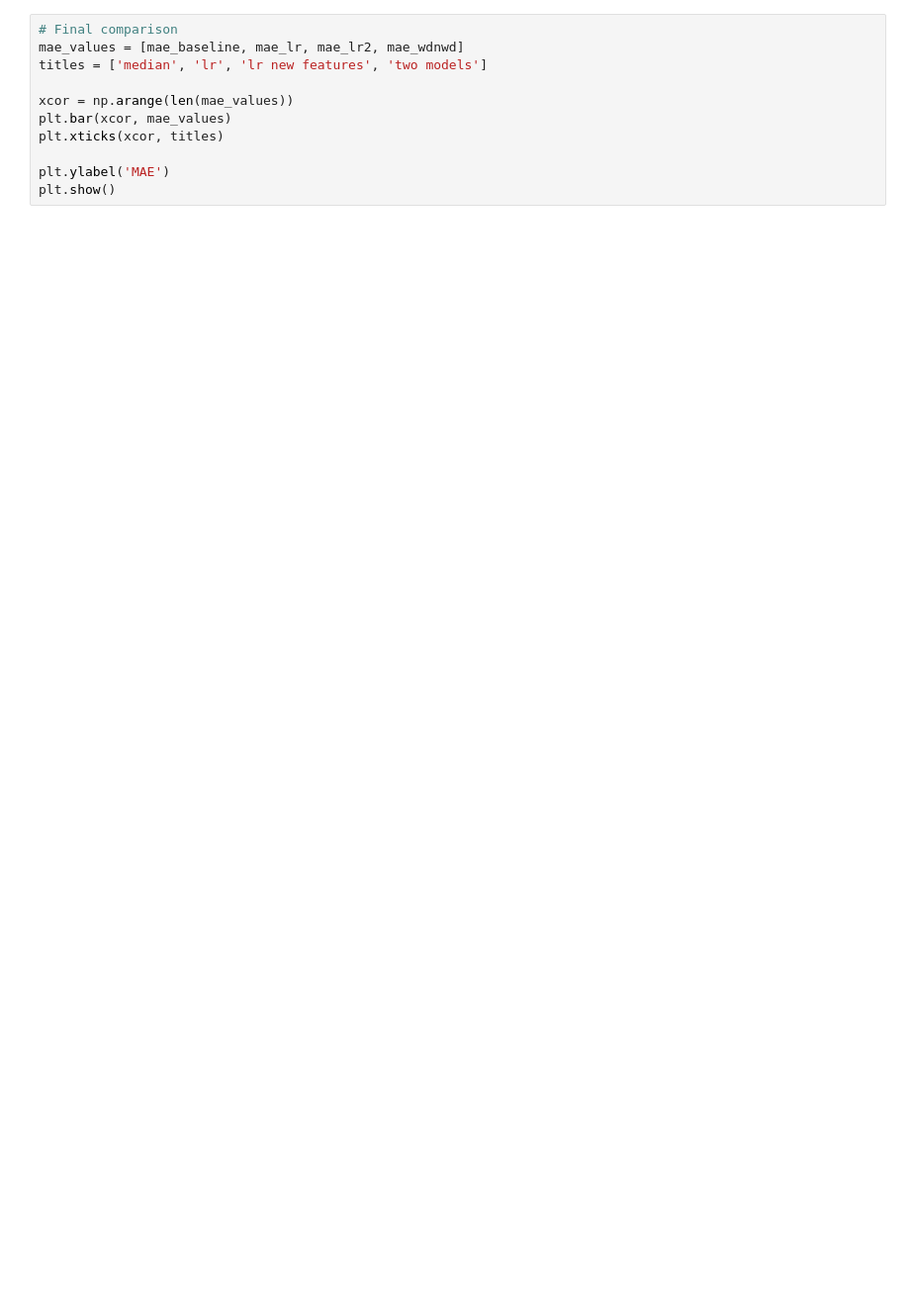
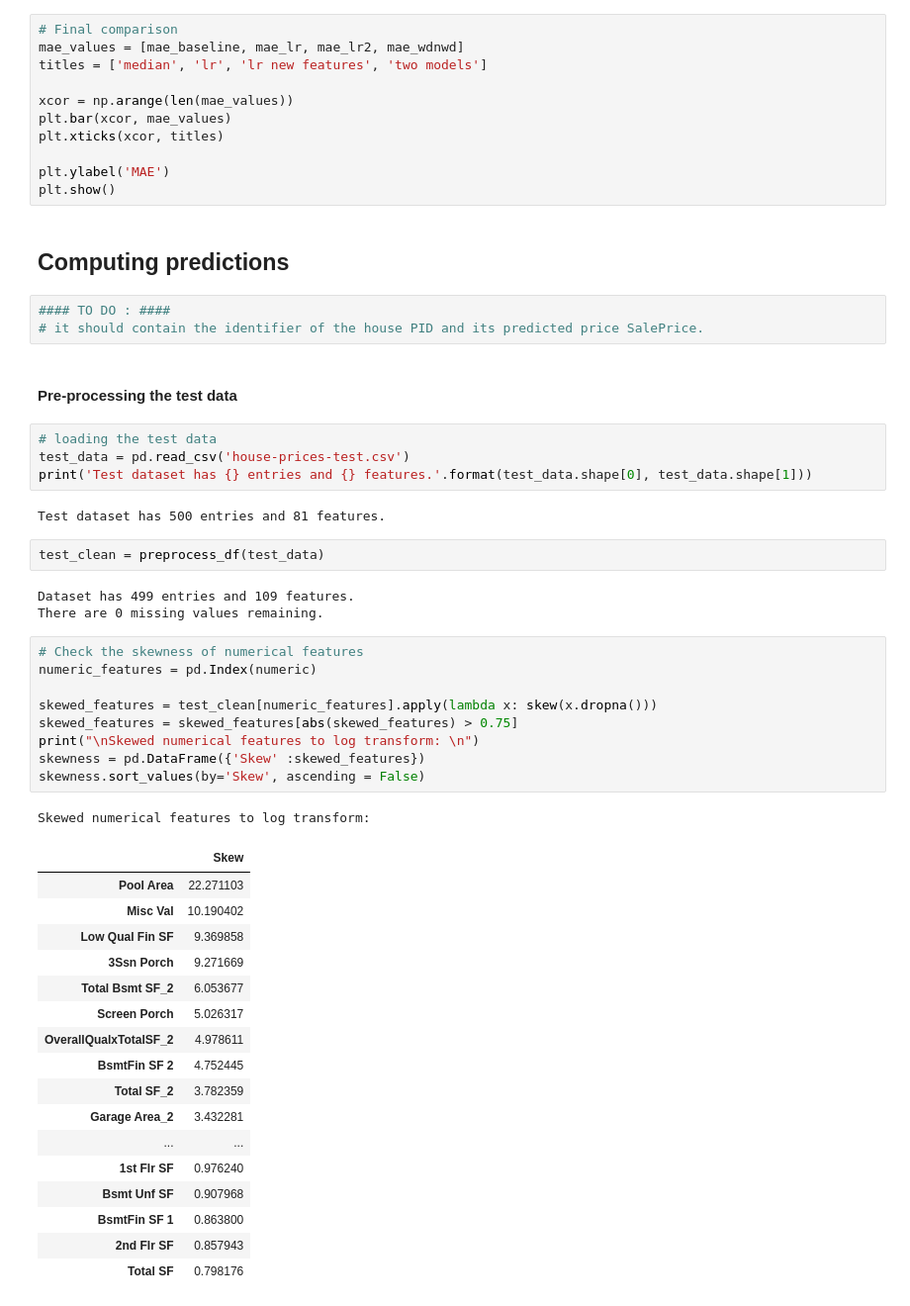
Before and after one commit to petrum01/EPFL-exts-AML1, a Jupyter notebook: house-prices-solution.ipynb, the cells around one changed output. Shown: that part at 99% size. Cells and saved outputs as stored; diff of their text form; blank space fills up the shorter version.

```diff
--- a/house-prices-solution.ipynb
+++ b/house-prices-solution.ipynb
@@ -1126,3 +1245,49 @@ plt.xticks(xcor, titles)
 
 plt.ylabel('MAE')
 plt.show()
+# %% [markdown]
+## Computing predictions
+# %%
+#### TO DO : ####
+# it should contain the identifier of the house PID and its predicted price SalePrice.
+# %% [markdown]
+#### Pre-processing the test data
+# %%
+# loading the test data
+test_data = pd.read_csv('house-prices-test.csv')
+print('Test dataset has {} entries and {} features.'.format(test_data.shape[0], test_data.shape[1]))
+# %% [output]
+Test dataset has 500 entries and 81 features.
+# %%
+test_clean = preprocess_df(test_data)
+# %% [output]
+Dataset has 499 entries and 109 features.
+There are 0 missing values remaining.
+# %%
+# Check the skewness of numerical features
+numeric_features = pd.Index(numeric)
+
+skewed_features = test_clean[numeric_features].apply(lambda x: skew(x.dropna()))
+skewed_features = skewed_features[abs(skewed_features) > 0.75]
+print("\nSkewed numerical features to log transform: \n")
+skewness = pd.DataFrame({'Skew' :skewed_features})
+skewness.sort_values(by='Skew', ascending = False)
+# %% [output]
+Skewed numerical features to log transform:
+|  | Skew |
+| Pool Area | 22.271103 |
+| Misc Val | 10.190402 |
+| Low Qual Fin SF | 9.369858 |
+| 3Ssn Porch | 9.271669 |
+| Total Bsmt SF_2 | 6.053677 |
+| Screen Porch | 5.026317 |
+| OverallQualxTotalSF_2 | 4.978611 |
+| BsmtFin SF 2 | 4.752445 |
+| Total SF_2 | 3.782359 |
+| Garage Area_2 | 3.432281 |
+| ... | ... |
+| 1st Flr SF | 0.976240 |
+| Bsmt Unf SF | 0.907968 |
+| BsmtFin SF 1 | 0.863800 |
+| 2nd Flr SF | 0.857943 |
+| Total SF | 0.798176 |
```
Also changed, not shown: parts of 45 cells of this notebook.
